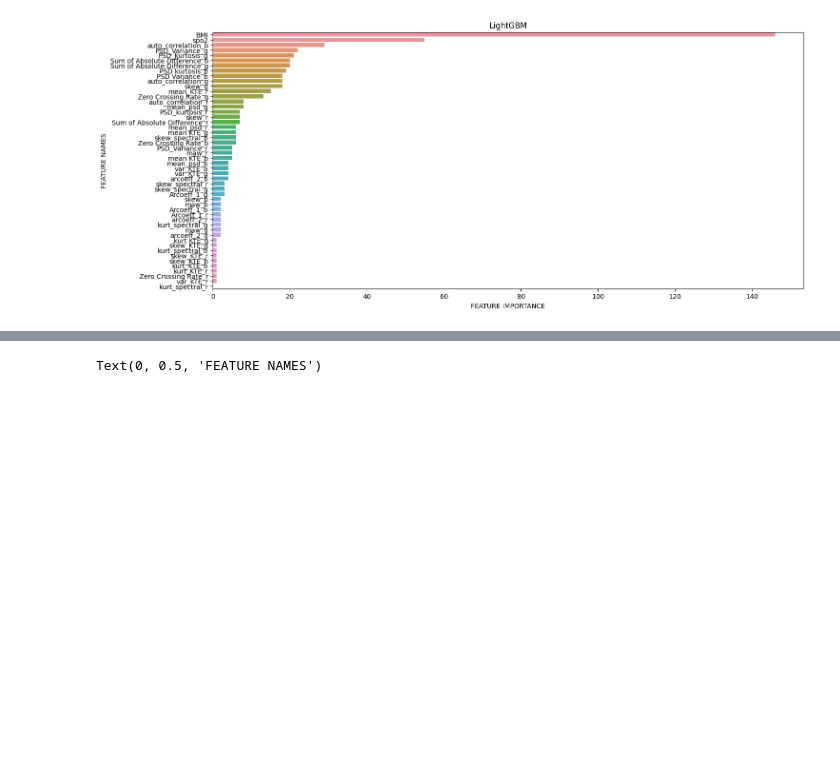
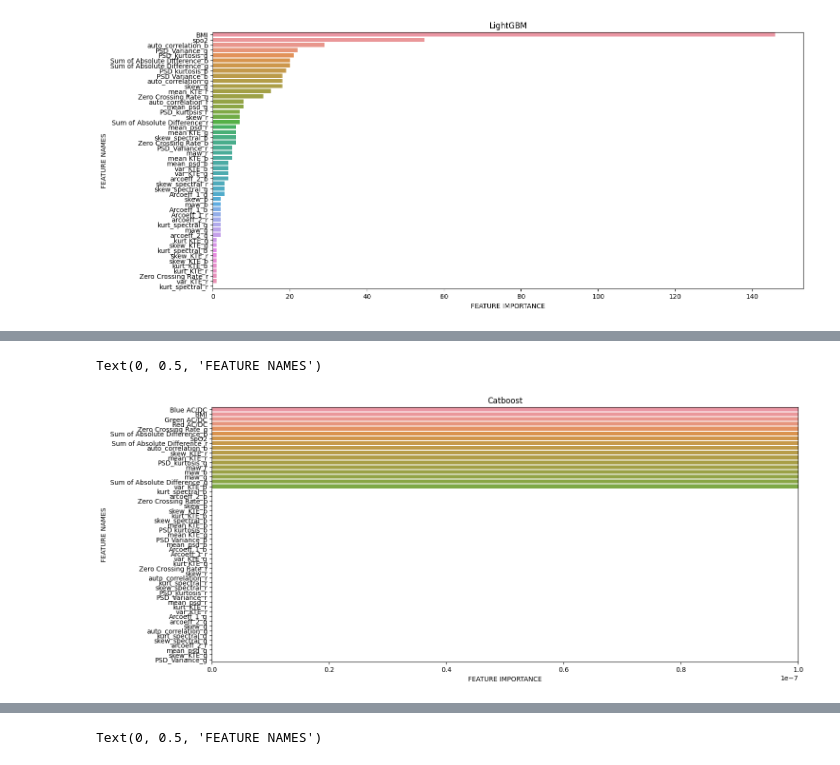
Before and after one commit to shamasatter/Estimating-HbA1c-from-PPG-using-ML, a Jupyter notebook: AC_DC_plot.ipynb, the cells around one changed output, grey strips where cells are left out. Drawn from its saved outputs; the diff is of its cells as text; code cells hidden in the pictures; blank space fills up the shorter version.

```diff
--- a/AC_DC_plot.ipynb
+++ b/AC_DC_plot.ipynb
@@ -1277,0 +1406,22 @@ Text(0, 0.5, 'FEATURE NAMES')
+# %%
+feature_importance = np.array(c)
+feature_names = np.array(features_frame)
+
+#Create a DataFrame using a Dictionary
+data={'feature_names':feature_names,'feature_importance':feature_importance}
+fi_df = pd.DataFrame(data)
+
+#Sort the DataFrame in order decreasing feature importance
+fi_df.sort_values(by=['feature_importance'], ascending=False,inplace=True)
+#Define size of bar plot
+plt.figure(figsize=(16,7))
+#Plot Searborn bar chart
+sns.barplot(x=fi_df['feature_importance'], y=fi_df['feature_names'])
+#Add chart labels
+plt.title('Catboost')
+plt.xlabel('FEATURE IMPORTANCE')
+plt.xlim(0,0.0000001)
+plt.ylabel('FEATURE NAMES')
+# %% [output]
+Text(0, 0.5, 'FEATURE NAMES')
+[figure, added]
```
Also changed, not shown: parts of 11 cells of this notebook, 4 other files.
